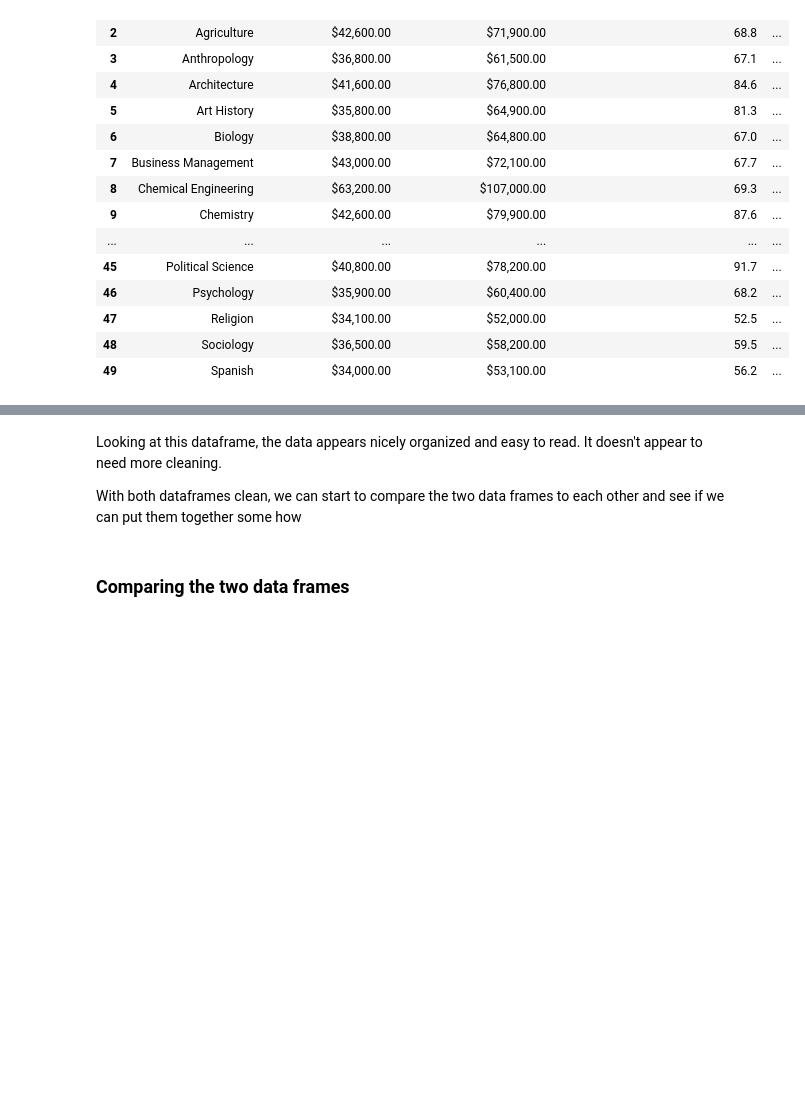
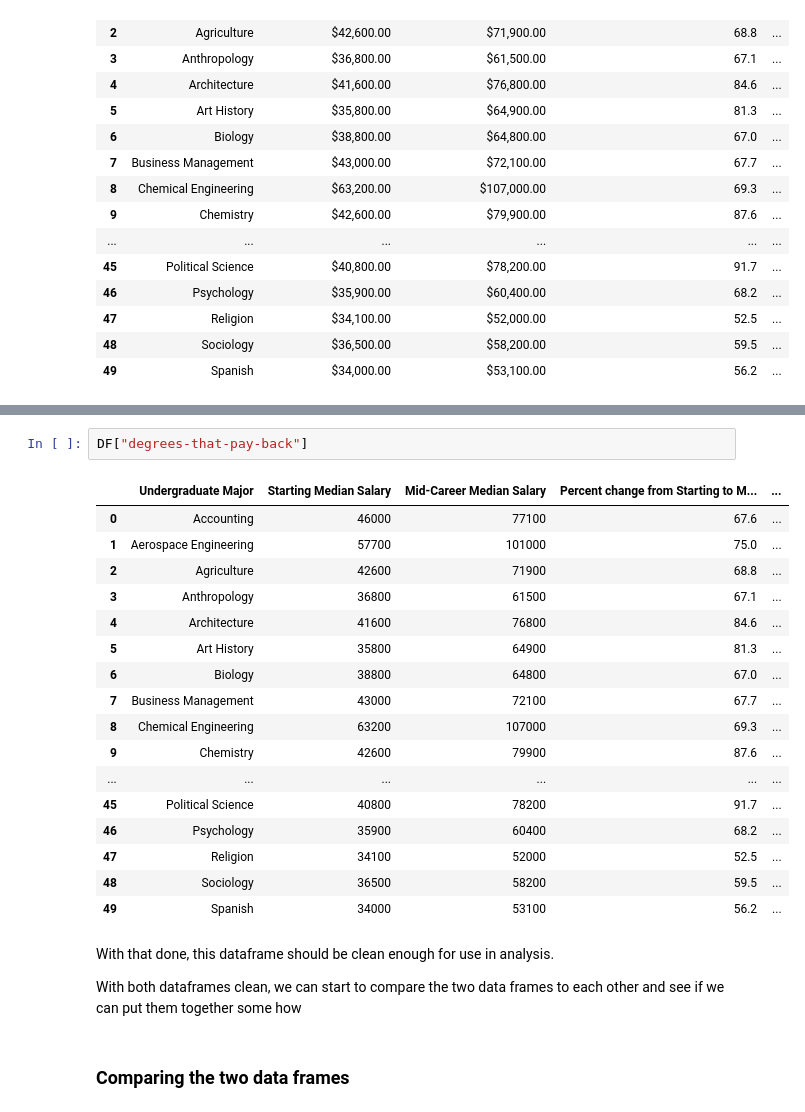
Before and after one commit to Michaeltran2014/Major_Evaluation, a Jupyter notebook: Major_Evaluation.ipynb, the cells around one changed output, grey strips where cells are left out. Saved outputs shown, nothing was run; the diff lists cells and outputs as text; blank space fills up the shorter version.

```diff
--- a/Major_Evaluation.ipynb
+++ b/Major_Evaluation.ipynb
@@ -265,5 +285,25 @@ DF["degrees-that-pay-back"]
+# %%
+DF["degrees-that-pay-back"]
+# %% [output]
+|  | Undergraduate Major | Starting Median Salary | Mid-Career Median Salary | Percent change from Starting to M... | ... |
+| 0 | Accounting | 46000 | 77100 | 67.6 | ... |
+| 1 | Aerospace Engineering | 57700 | 101000 | 75.0 | ... |
+| 2 | Agriculture | 42600 | 71900 | 68.8 | ... |
+| 3 | Anthropology | 36800 | 61500 | 67.1 | ... |
+| 4 | Architecture | 41600 | 76800 | 84.6 | ... |
+| 5 | Art History | 35800 | 64900 | 81.3 | ... |
+| 6 | Biology | 38800 | 64800 | 67.0 | ... |
+| 7 | Business Management | 43000 | 72100 | 67.7 | ... |
+| 8 | Chemical Engineering | 63200 | 107000 | 69.3 | ... |
+| 9 | Chemistry | 42600 | 79900 | 87.6 | ... |
+| ... | ... | ... | ... | ... | ... |
+| 45 | Political Science | 40800 | 78200 | 91.7 | ... |
+| 46 | Psychology | 35900 | 60400 | 68.2 | ... |
+| 47 | Religion | 34100 | 52000 | 52.5 | ... |
+| 48 | Sociology | 36500 | 58200 | 59.5 | ... |
+| 49 | Spanish | 34000 | 53100 | 56.2 | ... |
 # %% [markdown]
-Looking at this dataframe, the data appears nicely organized and easy to read. It doesn't appear to need more cleaning.
+With that done, this dataframe should be clean enough for use in analysis.
 
 With both dataframes clean, we can start to compare the two data frames to each other and see if we can put them together some how
 # %% [markdown]
```
Also changed, not shown: parts of 13 cells of this notebook.
